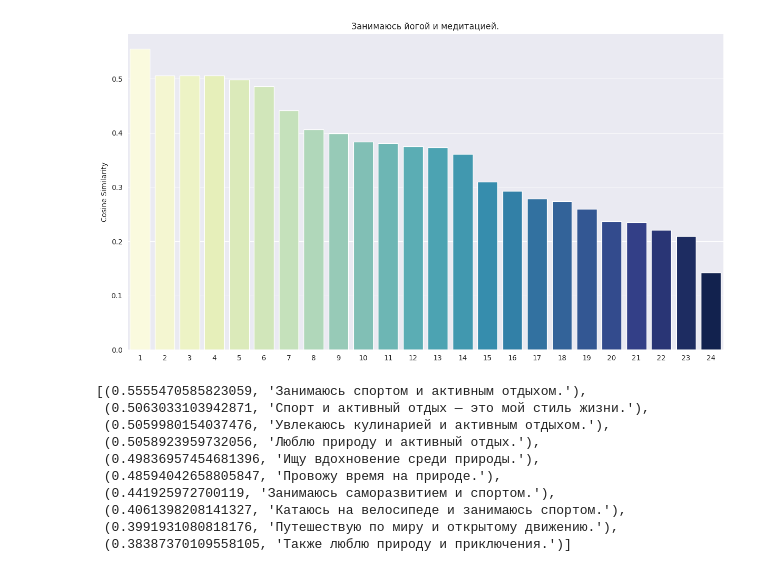
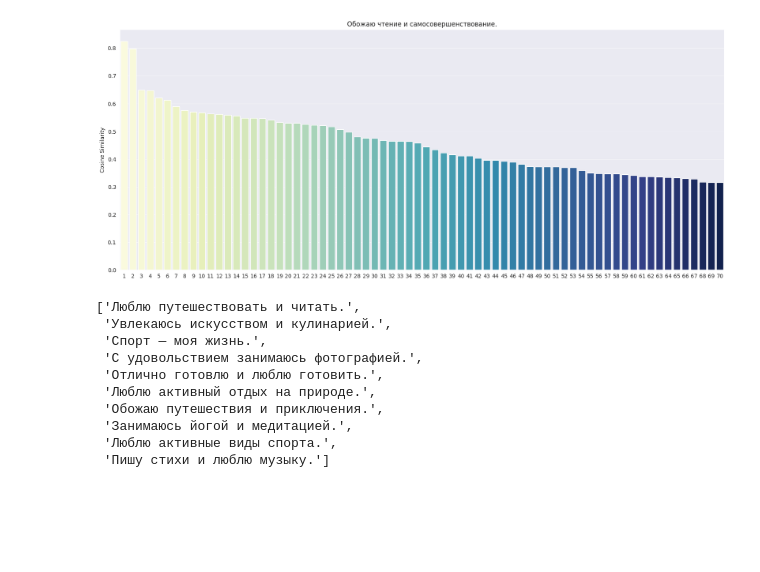
Before and after one commit to ansenya/dating_recommendations_test, a Jupyter notebook: main.ipynb, the cells around one changed output. Cells and saved outputs as stored; diff of their text form; code cells hidden in the pictures; blank space fills up the shorter version.

```diff
--- a/main.ipynb
+++ b/main.ipynb
@@ -89,36 +109,53 @@ user
+# %%
+city1 = tuple(cities_df[cities_df["id"] == user["city_id"]][["lat", "lon"]].iloc[0])
+city2 = (52.4647258, 200.0598942)
+users_df["distance"] = users_df["city_id"].apply(
+    lambda city_id: geodesic(
+        city1,
+        tuple(cities_df[cities_df["id"] == city_id][["lat", "lon"]].iloc[0])
+    ).kilometers
+)
 # %%
-filtered_df = df[(df["gender"] == user["preferred_gender"]) &
-                 (df["preferred_gender"] == user["gender"]) &
-                 (df["preferred_age_bottom"] <= user["age"]) &
-                 (df["preferred_age_top"] >= user["age"]) &
-                 (user["preferred_age_bottom"] <= df["age"]) &
-                 (df["age"] <= user["preferred_age_top"])
-                 ]
+users_df["weight"] = 0
+
+users_df["weight"] = 20 * ((users_df["gender"] == user["preferred_gender"]).astype(int)
+                           + (users_df["preferred_gender"] == user["gender"]).astype(int))
+
+users_df["weight"] += 2 * (users_df["preferred_age_bottom"] <= user["age"]).astype(
+    int)  # +1 if user age in preferred range
+users_df["weight"] += 2 * (users_df["preferred_age_top"] >= user["age"]).astype(
+    int)  # +1 if user age in preferred range
+
+users_df["weight"] += 2 * (user["preferred_age_bottom"] <= users_df["age"]).astype(
+    int)  # +1 if their age in user's preferred range
+users_df["weight"] += 2 * (users_df["age"] <= user["preferred_age_top"]).astype(
+    int)  # +1 if their age in user's preferred range
 # %%
 user_bio_vector = model.encode(user["bio"])
-users_bio_vector = model.encode(filtered_df["bio"].to_list())
-cos_sims = list(zip(util.cos_sim(users_bio_vector, user_bio_vector).flatten().tolist(), filtered_df["bio"].to_list()))
+users_bio_vector = model.encode(users_df["bio"].to_list())
+cos_sims = list(
+    zip(util.cos_sim(users_bio_vector, user_bio_vector).flatten().tolist(), users_df.to_dict(orient='records')))
 cos_sims = sorted(cos_sims, key=lambda x: x[0], reverse=True)
 
-plt.figure(figsize=(15, 8))
-sns.barplot(x=[i for i in range(1, len(cos_sims) + 1)], y=[i[0] for i in cos_sims], palette="YlGnBu",
-            hue=[i for i in range(1, len(cos_sims) + 1)],
+data = cos_sims[:70]
+plt.figure(figsize=(20, 8))
+sns.barplot(x=[i for i in range(1, len(data) + 1)], y=[i[0] for i in data], palette="YlGnBu",
+            hue=[i for i in range(1, len(data) + 1)],
             legend=False)
 plt.ylabel("Cosine Similarity")
 plt.title(user["bio"])
 plt.show()
+
+users_df["bio"].to_list()[:10]
 # %% [output]
-[figure, old version]
+[figure, new version]
+['Люблю путешествовать и читать.',
+ 'Увлекаюсь искусством и кулинарией.',
+ 'Спорт — моя жизнь.',
+ 'С удовольствием занимаюсь фотографией.',
+ 'Отлично готовлю и люблю готовить.',
+ 'Люблю активный отдых на природе.',
+ 'Обожаю путешествия и приключения.',
+ 'Занимаюсь йогой и медитацией.',
+ 'Люблю активные виды спорта.',
+ 'Пишу стихи и люблю музыку.']
-# %%
-cos_sims[:10]
-# %% [output]
-[(0.5555470585823059, 'Занимаюсь спортом и активным отдыхом.'),
- (0.5063033103942871, 'Спорт и активный отдых — это мой стиль жизни.'),
- (0.5059980154037476, 'Увлекаюсь кулинарией и активным отдыхом.'),
- (0.5058923959732056, 'Люблю природу и активный отдых.'),
- (0.49836957454681396, 'Ищу вдохновение среди природы.'),
- (0.48594042658805847, 'Провожу время на природе.'),
- (0.441925972700119, 'Занимаюсь саморазвитием и спортом.'),
- (0.4061398208141327, 'Катаюсь на велосипеде и занимаюсь спортом.'),
- (0.3991931080818176, 'Путешествую по миру и открытому движению.'),
- (0.38387370109558105, 'Также люблю природу и приключения.')]
```
Also changed, not shown: parts of 9 cells of this notebook, 7 other files.
